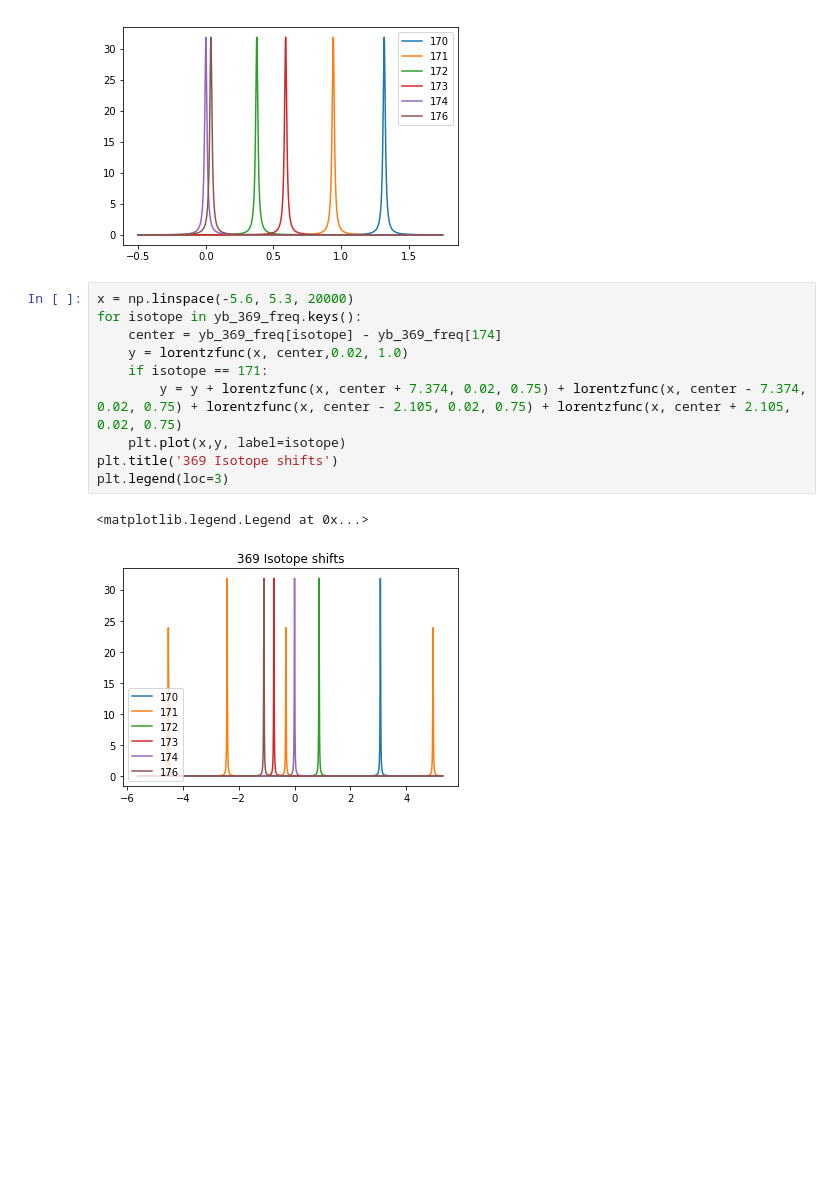
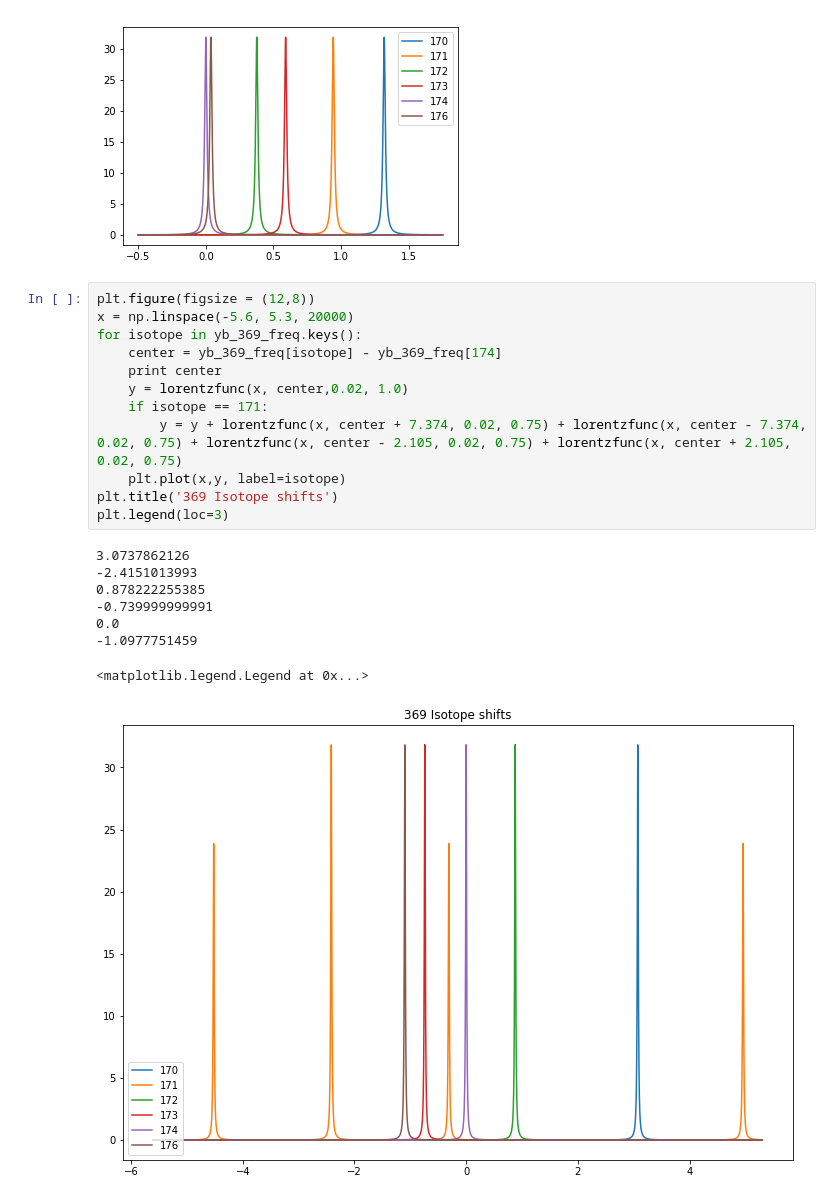
Before and after one commit to CampbellGroup/Qsim, a Jupyter notebook: Ipython-Notebooks/Yb isotope shifts.ipynb, the cells around one changed output. Cells and saved outputs as stored; diff of their text form; blank space fills up the shorter version.

```diff
--- a/Ipython-Notebooks/Yb isotope shifts.ipynb
+++ b/Ipython-Notebooks/Yb isotope shifts.ipynb
@@ -37,16 +36,24 @@ plt.legend()
 <matplotlib.legend.Legend at 0x...>
 [figure]
 # %%
+plt.figure(figsize = (12,8))
 x = np.linspace(-5.6, 5.3, 20000)
 for isotope in yb_369_freq.keys():
     center = yb_369_freq[isotope] - yb_369_freq[174]
+    print center
     y = lorentzfunc(x, center,0.02, 1.0)
     if isotope == 171:
         y = y + lorentzfunc(x, center + 7.374, 0.02, 0.75) + lorentzfunc(x, center - 7.374, 0.02, 0.75) + lorentzfunc(x, center - 2.105, 0.02, 0.75) + lorentzfunc(x, center + 2.105, 0.02, 0.75)
     plt.plot(x,y, label=isotope)
 plt.title('369 Isotope shifts')
 plt.legend(loc=3)
 # %% [output]
-<matplotlib.legend.Legend at 0x...>
+3.0737862126
+-2.4151013993
+0.878222255385
+-0.739999999991
+0.0
+-1.0977751459
+<matplotlib.legend.Legend at 0x...>
-[figure, old version]
+[figure, new version]
 # %%
```
Also changed, not shown: parts of 2 cells of this notebook, 38 other files.
